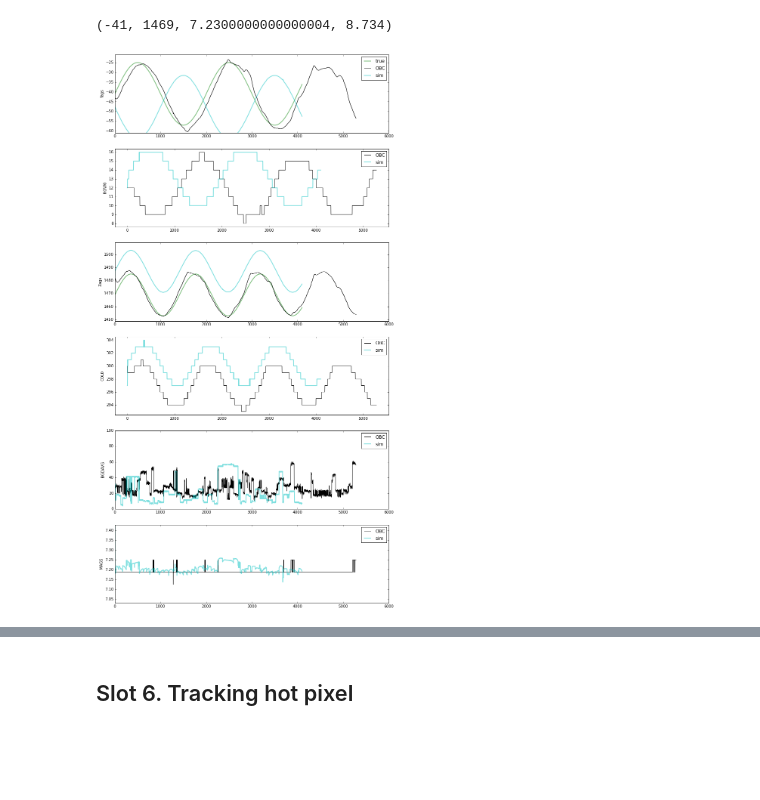
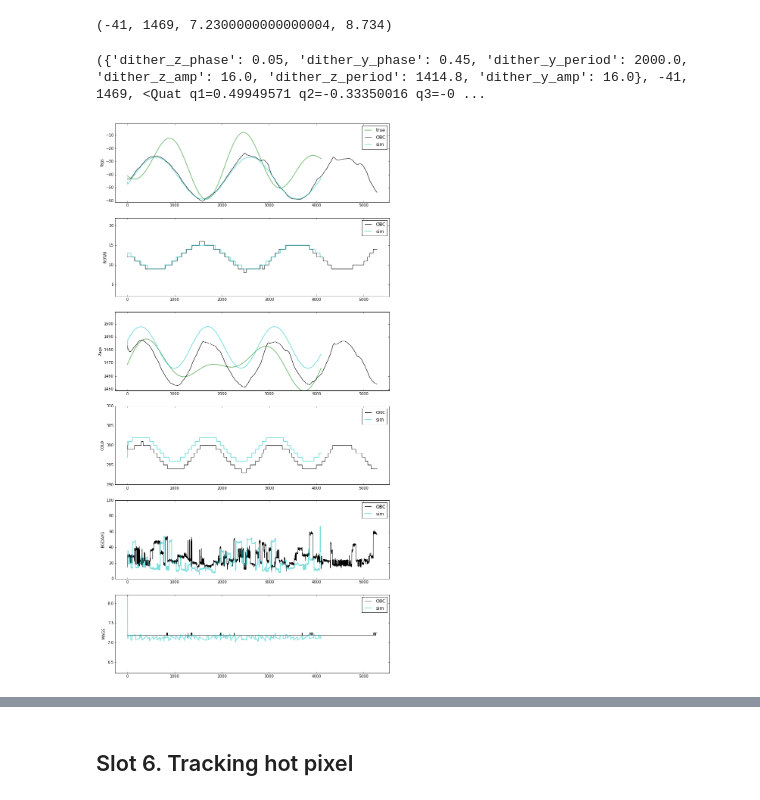
Before and after one commit to malgosias/simulate_guide, a Jupyter notebook: aca_simulate_obsid_18983.ipynb, the cells around one changed output, grey strips where cells are left out. Saved outputs shown, nothing was run; the diff lists cells and outputs as text; code cells hidden in the pictures; blank space fills up the shorter version.

```diff
--- a/aca_simulate_obsid_18983.ipynb
+++ b/aca_simulate_obsid_18983.ipynb
@@ -122,59 +185,15 @@ yag, zag, mag, maxmag
 obc = ObcAca(d.start, d.stop, slot=slot)
 # %%
 reload(sim)
-kwargs = {'nframes': 2000, 'radius': 40., 'imgsize': 6, 'dither': dither, 'dark': None}
-guide = sim.simulate_guide(quat, yag, zag, mag, **kwargs)
+dither['dither_y_phase'] = 0.45
+dither['dither_z_phase'] = 0.05
+kwargs = {'nframes': 2000, 'radius': 40., 'imgsize': 6, 'dither': dither, 'dark': '2017:092'}
+guide = sim.simulate_guide(quat, yag, zag, maxmag=maxmag, **kwargs)
+#guide = sim.simulate_guide(quat, obc.yags.vals[0], obc.zags.vals[0], maxmag=maxmag, **kwargs)
+# %% [output]
+({'dither_z_phase': 0.05, 'dither_y_phase': 0.45, 'dither_y_period': 2000.0, 'dither_z_amp': 16.0, 'dither_z_period': 1414.8, 'dither_y_amp': 16.0}, -41, 1469, <Quat q1=0.49949571 q2=-0.33350016 q3=-0 ...
-# %%
-plt.figure(figsize=(13, 26))
-
-plt.subplot(6, 1, 1)
-
-plt.plot(guide['time'], guide['true_yags'], 'g', lw=2, alpha=0.5, label='true')
-plt.plot(obc.yags.times - obc.yags.times[0], obc.yags.vals, 'k', label='OBC')
-plt.plot(guide['time'], guide['aca_yags'], 'c', lw=2, alpha=0.5, label='sim')
-plt.legend()
-plt.ylabel('Yags')
-plt.ylim(yag - 20, yag + 20);
-
-plt.subplot(6, 1, 2)
-
-plt.plot(obc.times - obc.times[0], obc.row0s, 'k', label='OBC')
-plt.plot(guide['time'], guide['row0s'], 'c', lw=2, alpha=0.5, label='sim')
-plt.legend()
-plt.ylabel('ROW0')
-plt.margins(0.05);
-
-plt.subplot(6, 1, 3)
-
-plt.plot(guide['time'], guide['true_zags'], 'g', lw=2, alpha=0.5)
-plt.plot(obc.zags.times - obc.zags.times[0], obc.zags.vals, 'k')
-plt.plot(guide['time'], guide['aca_zags'], 'c', lw=2, alpha=0.5)
-plt.ylabel('Zags')
-plt.ylim(zag - 20, zag + 40);
-
-plt.subplot(6, 1, 4)
-
-plt.plot(obc.times - obc.times[0], obc.col0s, 'k', label='OBC')
-plt.plot(guide['time'], guide['col0s'], 'c', lw=2, alpha=0.5, label='sim')
-plt.legend()
-plt.ylabel('COL0')
-plt.margins(0.05);
-
-plt.subplot(6, 1, 5)
-
-plt.plot(obc.times - obc.times[0], obc.bgdavgs, 'k', label='OBC')
-plt.plot(guide['time'], guide['bgdavgs'], 'c', lw=2, alpha=0.5, label='sim')
-plt.ylabel('BGDAVG')
-plt.legend()
-plt.ylim(0, 100);
-
-plt.subplot(6, 1, 6)
-
-plt.plot(obc.mags.times - obc.mags.times[0], obc.mags.vals, 'k', label='OBC')
-plt.plot(guide['time'], guide['aca_mags'], 'c', lw=2, alpha=0.5, label='sim')
-plt.ylabel('MAGS')
-plt.legend()
-plt.ylim(mag - 0.2, mag + 0.2);
-# %% [output]
-[figure, removed]
+# %%
+plot_guide_summary(guide, obc)
+# %% [output]
+[figure, added]
 # %%
```
Also changed, not shown: parts of 15 cells of this notebook, 2 other files.
